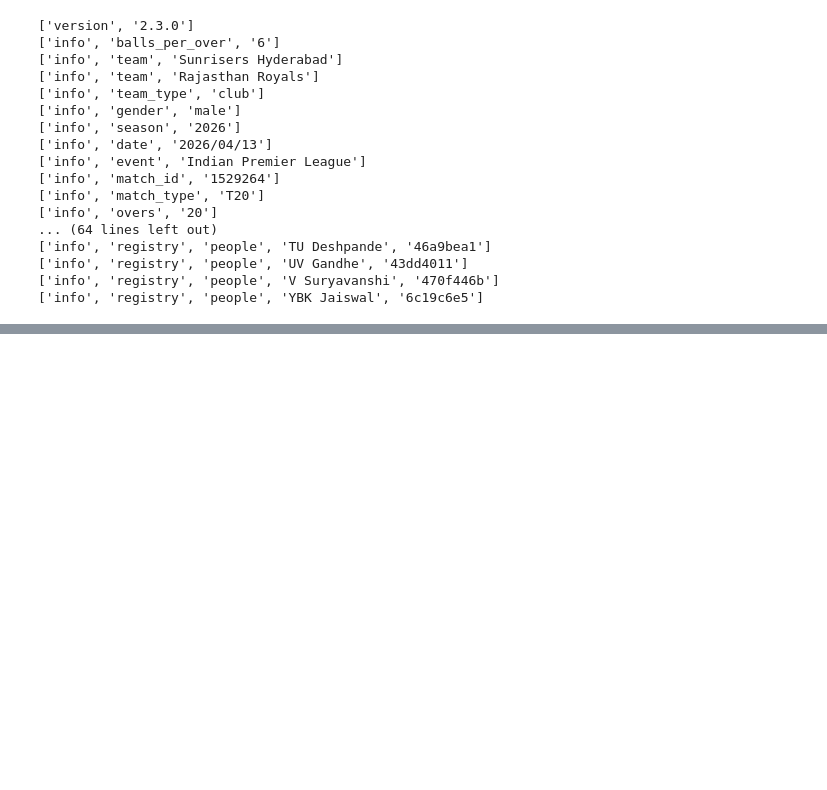
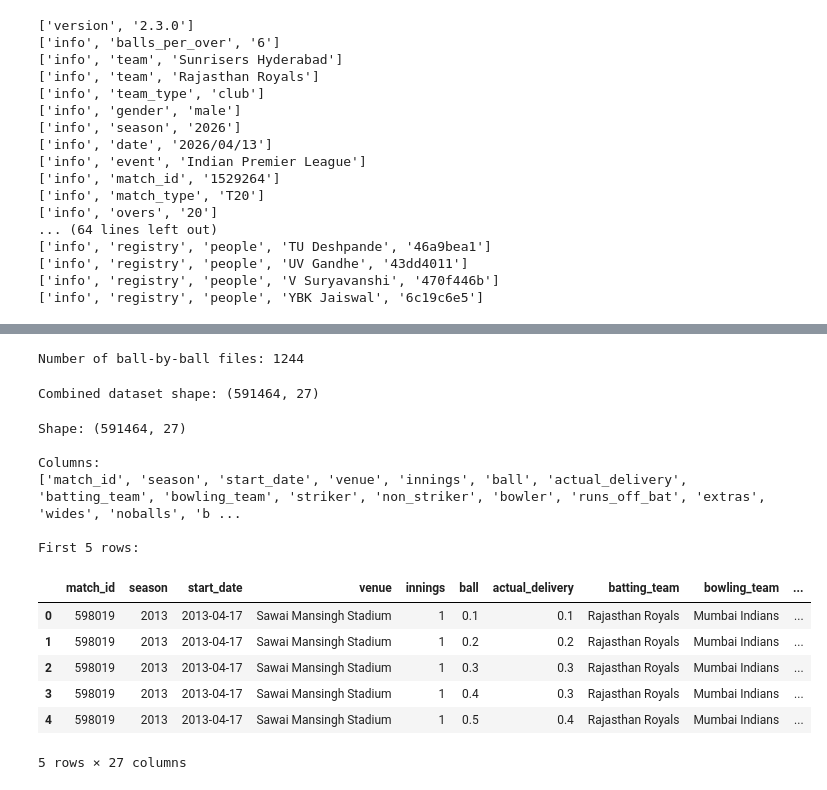
Before and after one commit to shubhampk37/data-analysis-practice, a Jupyter notebook: EDA/01_IPL/analysis.ipynb, the cells around one changed output, grey strips where cells are left out. Cells and saved outputs as stored; diff of their text form; code cells hidden in the pictures; blank space fills up the shorter version.

```diff
--- a/EDA/01_IPL/analysis.ipynb
+++ b/EDA/01_IPL/analysis.ipynb
@@ -86,3 +86,10 @@ for row in rows:
 ['info', 'registry', 'people', 'UV Gandhe', '43dd4011']
 ['info', 'registry', 'people', 'V Suryavanshi', '470f446b']
 ['info', 'registry', 'people', 'YBK Jaiswal', '6c19c6e5']
+# %%
+import os
+
+for root, dirs, files in os.walk("ipl_data"):
+    print(root)
+    for file in files[:10]:
+        print("   ", file)
@@ -88,0 +108,6 @@ for row in rows:
+# %%
+with open("ipl_data/1529264_info.csv", "r") as f:
+    for i, line in enumerate(f):
+        print(i + 1, repr(line))
+        if i >= 30:
+            break
@@ -88,0 +158,44 @@ for row in rows:
+# %%
+ball_files = [
+    file
+    for file in os.listdir("ipl_data")
+    if file.endswith(".csv") and not file.endswith("_info.csv")
+]
+
+print(f"Number of ball-by-ball files: {len(ball_files)}")
+# %% [output]
+Number of ball-by-ball files: 1244
+# %%
+matches = []
+
+for file in ball_files:
+    df = pd.read_csv(f"ipl_data/{file}")
+    matches.append(df)
+
+ball_by_ball = pd.concat(matches, ignore_index=True)
+
+print(f"Combined dataset shape: {ball_by_ball.shape}")
+# %% [output]
+Combined dataset shape: (591464, 27)
+# %%
+print("Shape:", ball_by_ball.shape)
+
+print("\nColumns:")
+print(ball_by_ball.columns.tolist())
+
+print("\nFirst 5 rows:")
+display(ball_by_ball.head())
+# %% [output]
+Shape: (591464, 27)
+
+Columns:
+['match_id', 'season', 'start_date', 'venue', 'innings', 'ball', 'actual_delivery', 'batting_team', 'bowling_team', 'striker', 'non_striker', 'bowler', 'runs_off_bat', 'extras', 'wides', 'noballs', 'b ...
+
+First 5 rows:
+|  | match_id | season | start_date | venue | innings | ball | actual_delivery | batting_team | bowling_team | ... |
+| 0 | 598019 | 2013 | 2013-04-17 | Sawai Mansingh Stadium | 1 | 0.1 | 0.1 | Rajasthan Royals | Mumbai Indians | ... |
+| 1 | 598019 | 2013 | 2013-04-17 | Sawai Mansingh Stadium | 1 | 0.2 | 0.2 | Rajasthan Royals | Mumbai Indians | ... |
+| 2 | 598019 | 2013 | 2013-04-17 | Sawai Mansingh Stadium | 1 | 0.3 | 0.3 | Rajasthan Royals | Mumbai Indians | ... |
+| 3 | 598019 | 2013 | 2013-04-17 | Sawai Mansingh Stadium | 1 | 0.4 | 0.3 | Rajasthan Royals | Mumbai Indians | ... |
+| 4 | 598019 | 2013 | 2013-04-17 | Sawai Mansingh Stadium | 1 | 0.5 | 0.4 | Rajasthan Royals | Mumbai Indians | ... |
+5 rows × 27 columns
```
Also changed, not shown: parts of 5 cells of this notebook.
